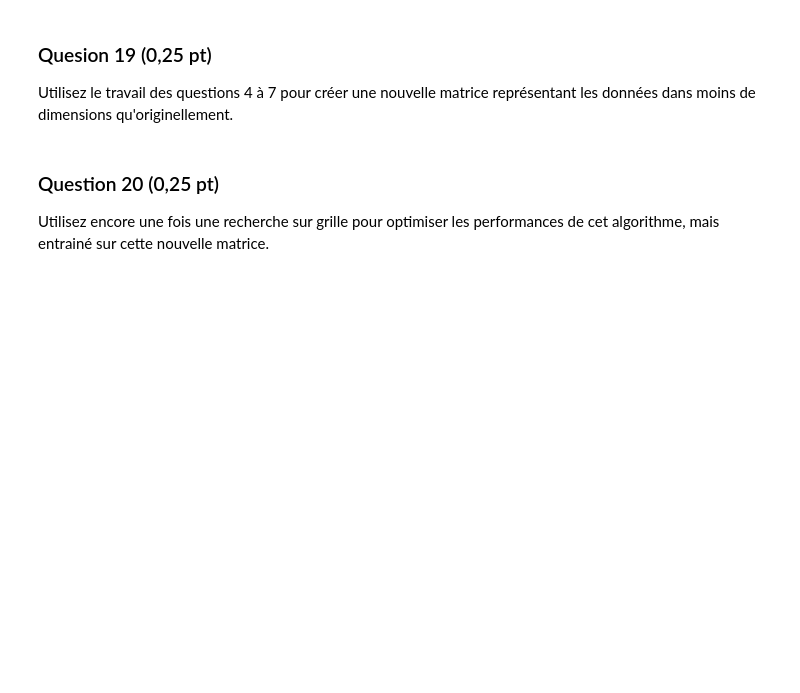
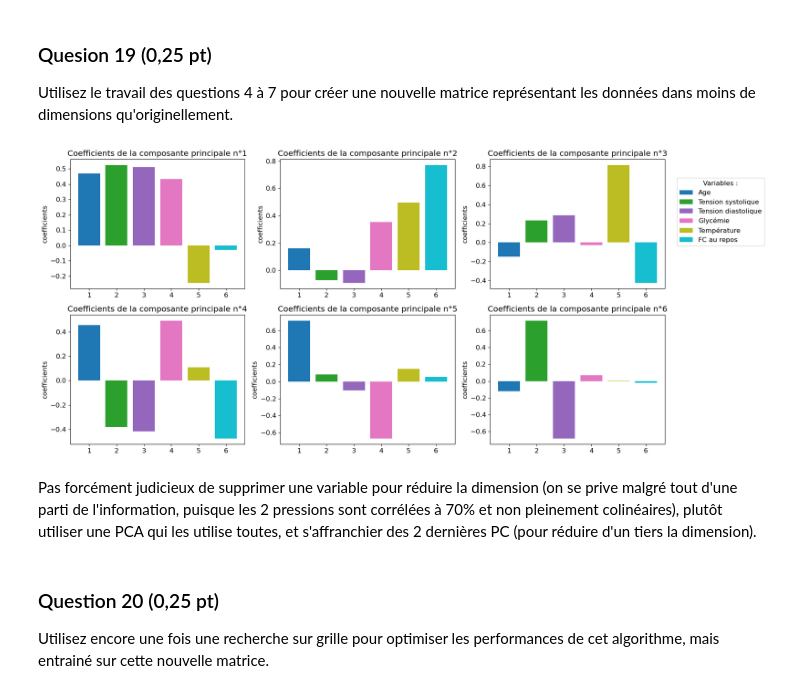
Before and after one commit to bavrillon/Projets_UE21, a Jupyter notebook: DATA/Projet_GR28.ipynb, the cells around one changed output. Saved outputs shown, nothing was run; the diff lists cells and outputs as text; code cells hidden in the pictures; blank space fills up the shorter version.

```diff
--- a/DATA/Projet_GR28.ipynb
+++ b/DATA/Projet_GR28.ipynb
@@ -404,6 +404,28 @@ Quel algorithme (k plus proches voisins ; régression logistique ; algorithme no
 # %% [markdown]
 ### Quesion 19 (0,25 pt)
 Utilisez le travail des questions 4 à 7 pour créer une nouvelle matrice représentant les données dans moins de dimensions qu'originellement.
+# %%
+# Analyse des PC
+fig, axes = plt.subplots(nrows=2, ncols=3, figsize=(16, 8))
+axes = axes.flatten()
+colors = plt.cm.tab10(np.linspace(0, 1, 6))
+
+for i in range(6):
+    axe = axes[i]
+    diagramme_barres = axe.bar(range(1,7),pca.components_[i],color=colors)
+    axe.set_title(f"Coefficients de la composante principale n°{i+1}")
+    axe.set_ylabel('coefficients')
+
+fig.legend(diagramme_barres, list(noms_variables),
+           title="Variables :",
+           loc='upper right',
+           bbox_to_anchor=(1.15, 0.9))
+
+plt.tight_layout()
+# %% [output]
+[figure, added]
+# %% [markdown]
+Pas forcément judicieux de supprimer une variable pour réduire la dimension (on se prive malgré tout d'une parti de l'information, puisque les 2 pressions sont corrélées à 70% et non pleinement colinéaires), plutôt utiliser une PCA qui les utilise toutes, et s'affranchier des 2 dernières PC (pour réduire d'un tiers la dimension).
 # %% [markdown]
 ### Question 20 (0,25 pt)
 Utilisez encore une fois une recherche sur grille pour optimiser les performances de cet algorithme, mais entrainé sur cette nouvelle matrice.
```
